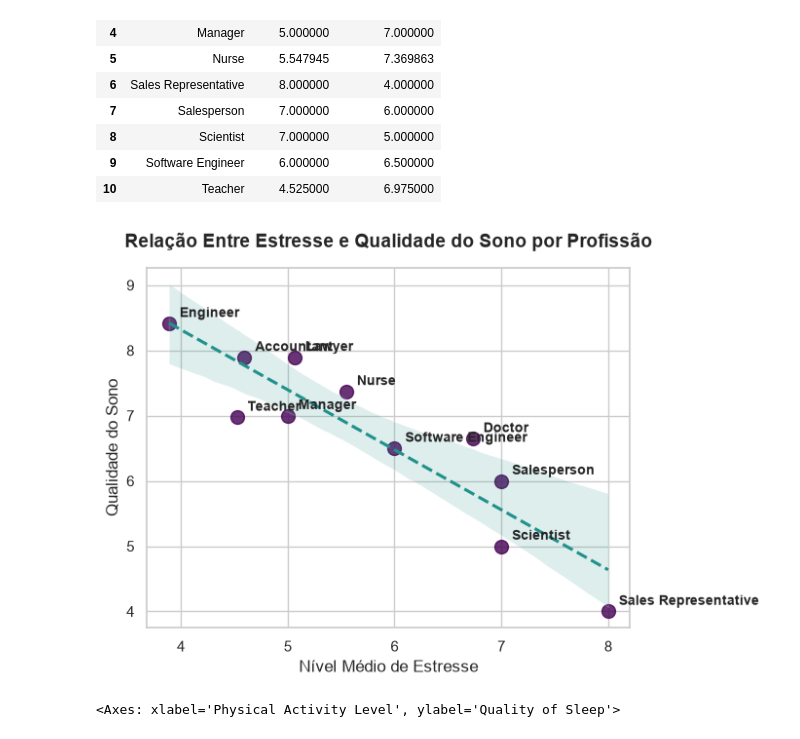
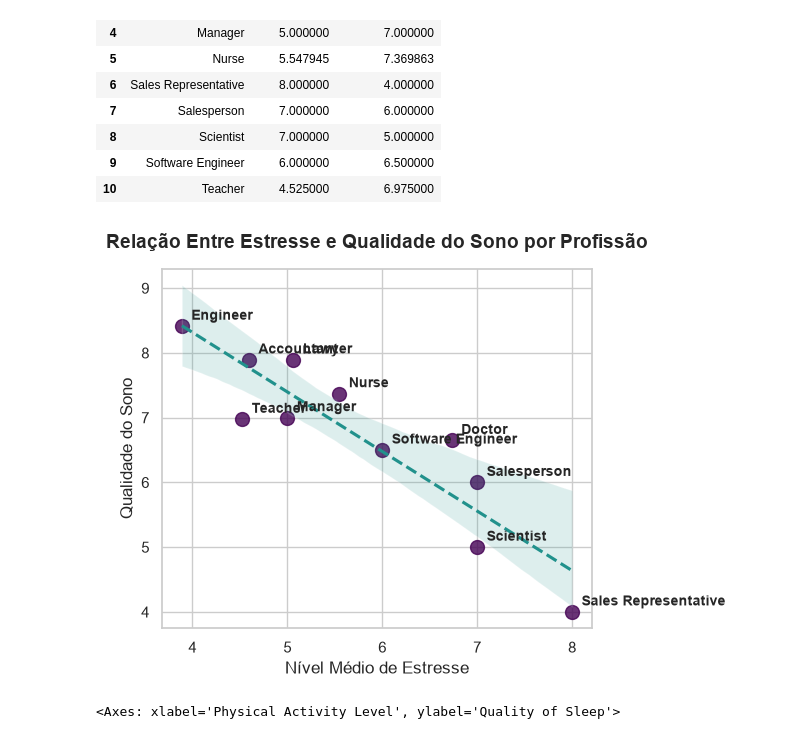
Before and after one commit to RodrigoHernandes31415/HealthSleep, a Jupyter notebook: analysis.ipynb, the cells around one changed output. Saved outputs shown, nothing was run; the diff lists cells and outputs as text; code cells hidden in the pictures.

```diff
--- a/analysis.ipynb
+++ b/analysis.ipynb
@@ -213,31 +214,32 @@ df_profissoes
 # %%
 
 # Criando gráfico de dispersão com uma linha de tendência (regressão)
 sns.regplot(
     data=df_profissoes,
     x="Stress Level",
     y="Quality of Sleep",
     scatter_kws={"s":100, "color": "#440154"},
     line_kws={"color": "#21918c", "linestyle":"--"}
 )
 
 # Adicionando nomes das profissões aos pontos
 for i in range(df_profissoes.shape[0]):
     plt.text(
         x=df_profissoes["Stress Level"].iloc[i] + 0.1,
         y=df_profissoes["Quality of Sleep"].iloc[i] + 0.1,
         s=df_profissoes["Occupation"].iloc[i],
         fontsize=10,
         fontweight='semibold'
     )
 
 # Personalizar títulos e rótulos
 plt.title("Relação Entre Estresse e Qualidade do Sono por Profissão", fontsize=14, fontweight='bold', pad=15)
 plt.xlabel("Nível Médio de Estresse", fontsize=12)
 plt.ylabel("Qualidade do Sono", fontsize=12)
+plt.tight_layout()
 plt.show()
 # %% [output]
-[figure, old version]
+[figure, new version]
 # %%
 # Criando um gráfico de dispersão para mostrar a relação entre Nivel de Atividade Fisica e Qualidade de Sono
 
```
Also changed, not shown: parts of 2 cells of this notebook.
